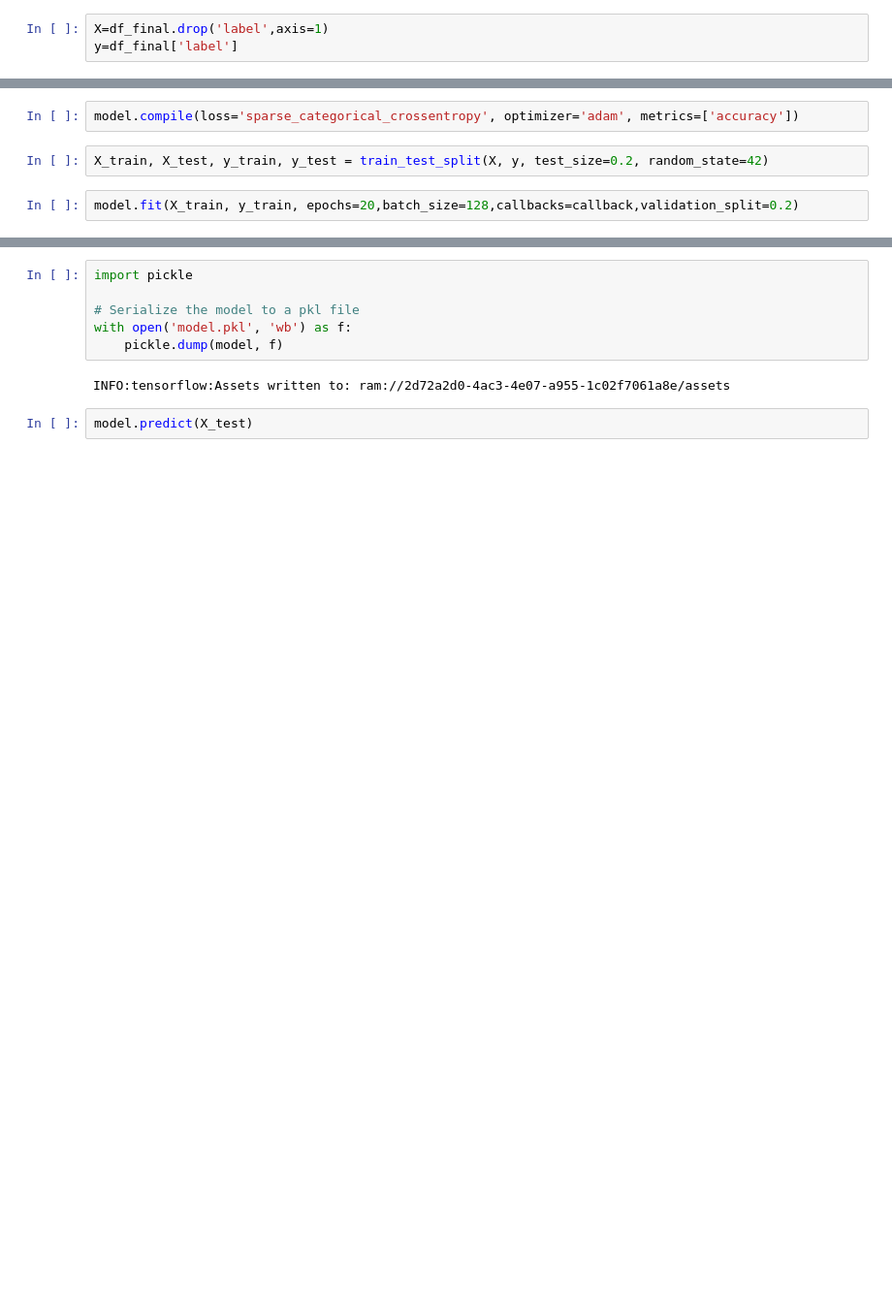
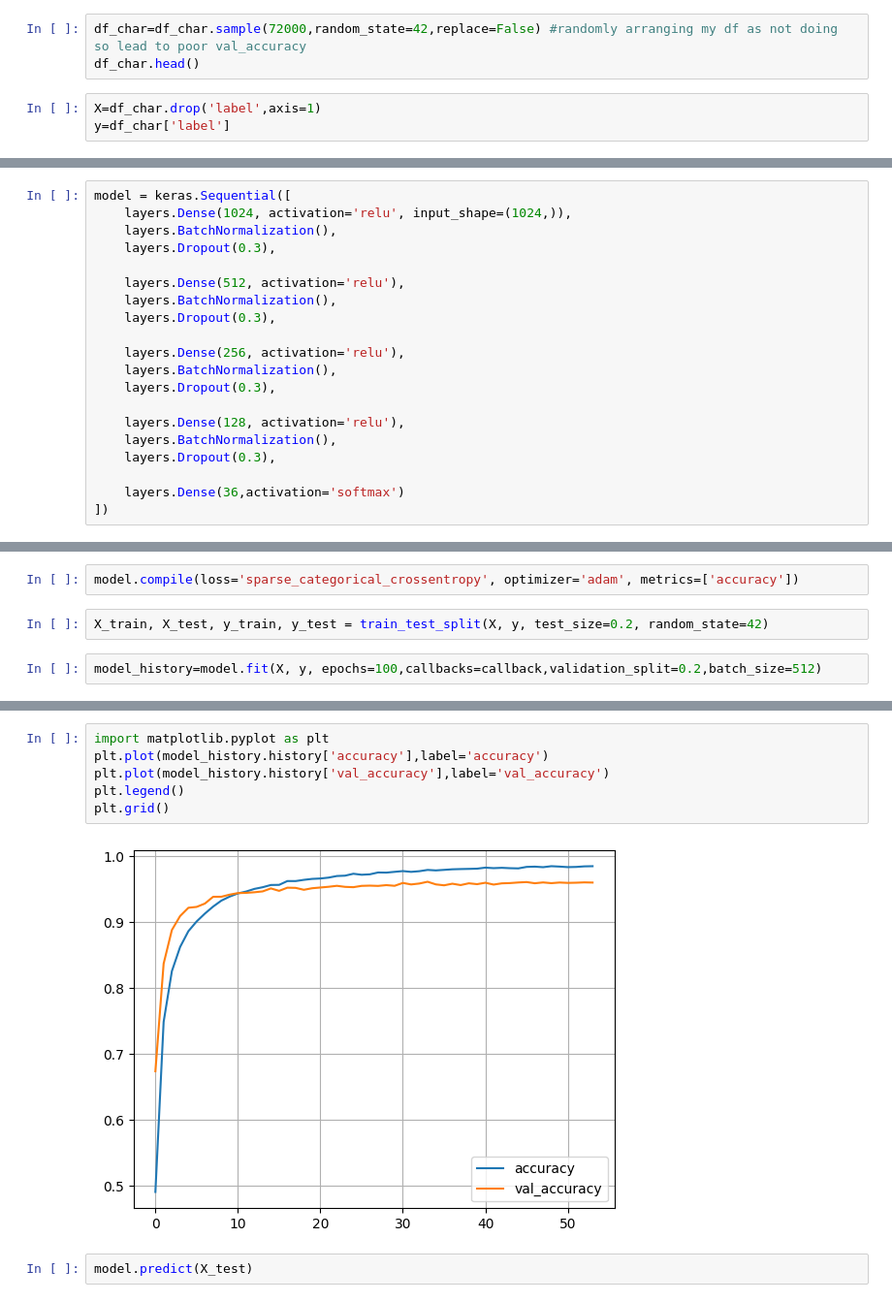
Before and after one commit to PratyushKattel/Digit_classifier, a Jupyter notebook: classifying_digits.ipynb, the cells around one changed output, grey strips where cells are left out. Shown at 97% size. Drawn from its saved outputs; the diff is of its cells as text; blank space fills up the shorter version.

Commit message:
increased accuracy

```diff
--- a/classifying_digits.ipynb
+++ b/classifying_digits.ipynb
@@ -56,3 +25,6 @@ Name: count, dtype: int64
+# %%
+df_char=df_char.sample(72000,random_state=42,replace=False) #randomly arranging my df as not doing so lead to poor val_accuracy
+df_char.head()
 # %%
-X=df_final.drop('label',axis=1)
-y=df_final['label']
+X=df_char.drop('label',axis=1)
+y=df_char['label']
@@ -67,3 +31,23 @@ model.add(Dense(46, activation='softmax'))
+# %%
+model = keras.Sequential([
+    layers.Dense(1024, activation='relu', input_shape=(1024,)),
+    layers.BatchNormalization(),
+    layers.Dropout(0.3),
+
+    layers.Dense(512, activation='relu'),
+    layers.BatchNormalization(),
+    layers.Dropout(0.3),
+
+    layers.Dense(256, activation='relu'),
+    layers.BatchNormalization(),
+    layers.Dropout(0.3),
+
+    layers.Dense(128, activation='relu'),
+    layers.BatchNormalization(),
+    layers.Dropout(0.3),
+
+    layers.Dense(36,activation='softmax')
+])
 # %%
 from tensorflow.keras.callbacks import EarlyStopping
 callback=EarlyStopping(monitor='val_loss',
@@ -77,5 +61,5 @@ model.compile(loss='sparse_categorical_crossentropy', optimizer='adam', metrics=
 # %%
 X_train, X_test, y_train, y_test = train_test_split(X, y, test_size=0.2, random_state=42)
 # %%
-model.fit(X_train, y_train, epochs=20,batch_size=128,callbacks=callback,validation_split=0.2)
+model_history=model.fit(X, y, epochs=100,callbacks=callback,validation_split=0.2,batch_size=512)
 # %% [output]
@@ -100,11 +83,11 @@ Epoch 20/20
-# %%
-import pickle
-
-# Serialize the model to a pkl file
-with open('model.pkl', 'wb') as f:
-    pickle.dump(model, f)
-# %% [output]
-INFO:tensorflow:Assets written to: ram://2d72a2d0-4ac3-4e07-a955-1c02f7061a8e/assets
+# %%
+import matplotlib.pyplot as plt
+plt.plot(model_history.history['accuracy'],label='accuracy')
+plt.plot(model_history.history['val_accuracy'],label='val_accuracy')
+plt.legend()
+plt.grid()
+# %% [output]
+[figure, added]
 # %%
 model.predict(X_test)
 # %% [output]
```
Also changed, not shown: parts of 12 cells of this notebook, 4 other files.
